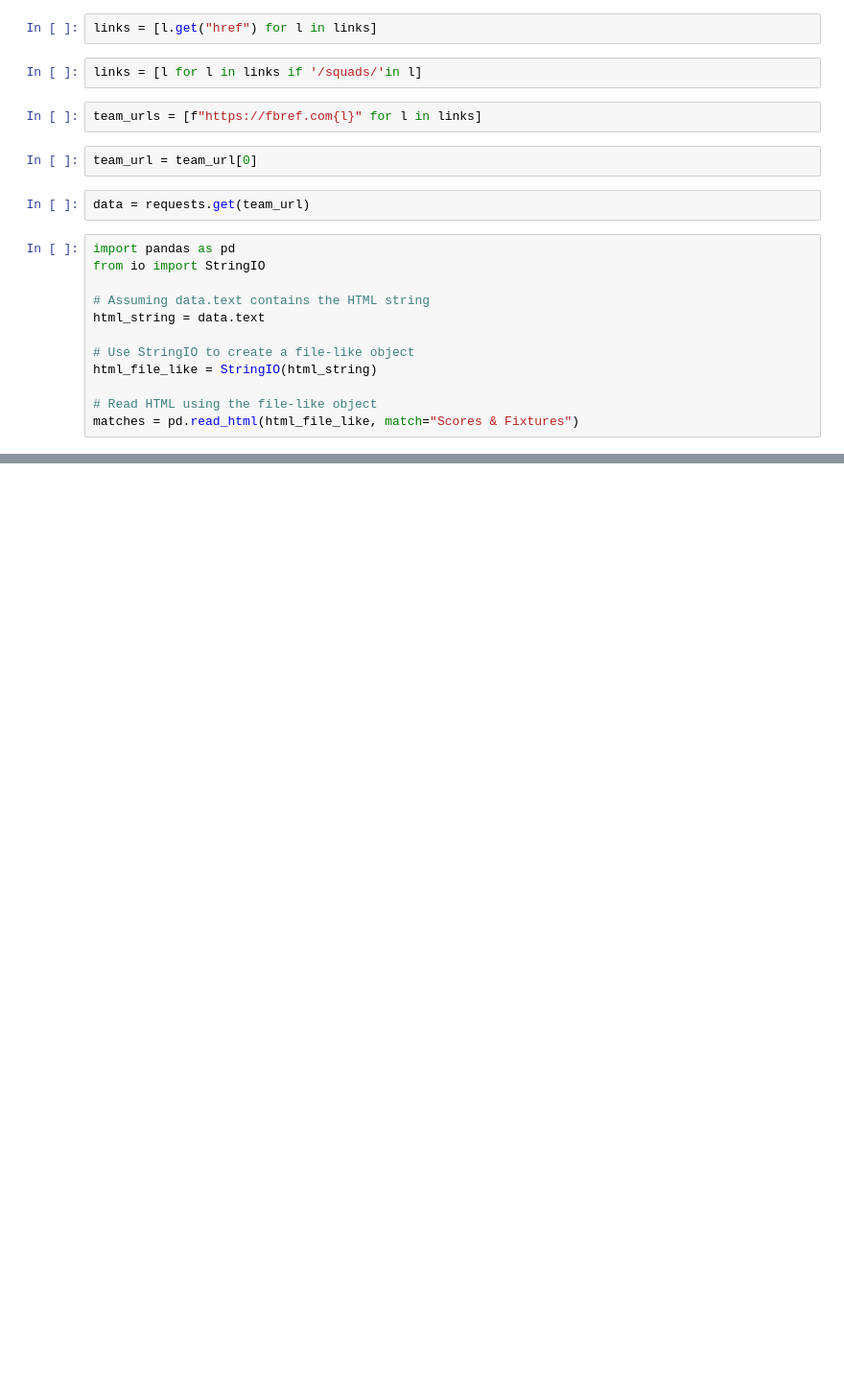
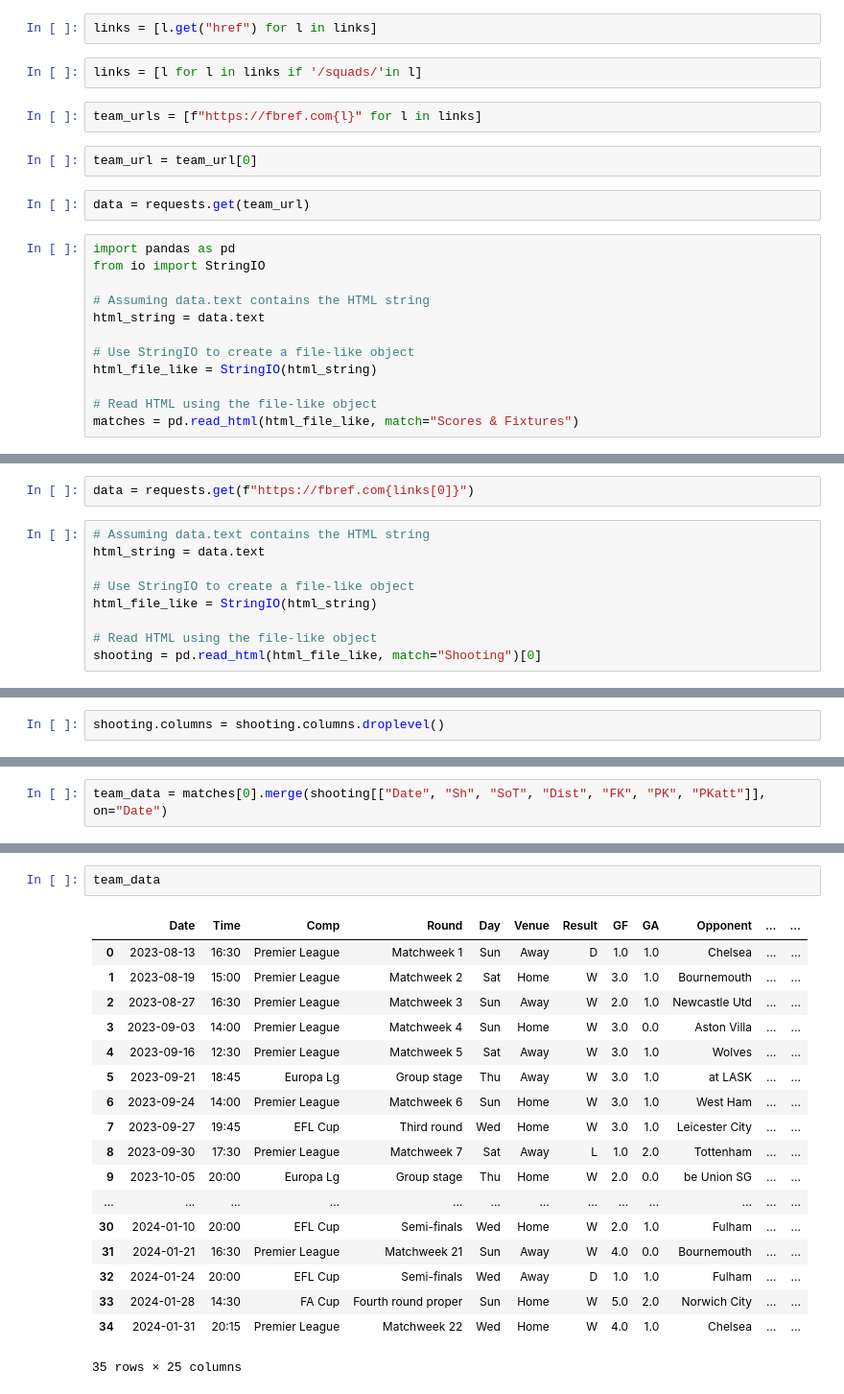
Before and after one commit to syedhamzasiff/epl-predictor, a Jupyter notebook: scraping/scraping.ipynb, the cells around one changed output, grey strips where cells are left out. Shown at 96% size. Drawn from its saved outputs; the diff is of its cells as text; blank space fills up the shorter version.

```diff
--- a/scraping/scraping.ipynb
+++ b/scraping/scraping.ipynb
@@ -36,0 +52,11 @@ matches = pd.read_html(html_file_like, match="Scores & Fixtures")
+# %%
+data = requests.get(f"https://fbref.com{links[0]}")
+# %%
+# Assuming data.text contains the HTML string
+html_string = data.text
+
+# Use StringIO to create a file-like object
+html_file_like = StringIO(html_string)
+
+# Read HTML using the file-like object
+shooting = pd.read_html(html_file_like, match="Shooting")[0]
@@ -36,0 +74,2 @@ matches = pd.read_html(html_file_like, match="Scores & Fixtures")
+# %%
+shooting.columns = shooting.columns.droplevel()
@@ -36,0 +95,2 @@ matches = pd.read_html(html_file_like, match="Scores & Fixtures")
+# %%
+team_data = matches[0].merge(shooting[["Date", "Sh", "SoT", "Dist", "FK", "PK", "PKatt"]], on="Date")
@@ -36,0 +107,21 @@ matches = pd.read_html(html_file_like, match="Scores & Fixtures")
+# %%
+team_data
+# %% [output]
+|  | Date | Time | Comp | Round | Day | Venue | Result | GF | GA | Opponent | ... | ... |
+| 0 | 2023-08-13 | 16:30 | Premier League | Matchweek 1 | Sun | Away | D | 1.0 | 1.0 | Chelsea | ... | ... |
+| 1 | 2023-08-19 | 15:00 | Premier League | Matchweek 2 | Sat | Home | W | 3.0 | 1.0 | Bournemouth | ... | ... |
+| 2 | 2023-08-27 | 16:30 | Premier League | Matchweek 3 | Sun | Away | W | 2.0 | 1.0 | Newcastle Utd | ... | ... |
+| 3 | 2023-09-03 | 14:00 | Premier League | Matchweek 4 | Sun | Home | W | 3.0 | 0.0 | Aston Villa | ... | ... |
+| 4 | 2023-09-16 | 12:30 | Premier League | Matchweek 5 | Sat | Away | W | 3.0 | 1.0 | Wolves | ... | ... |
+| 5 | 2023-09-21 | 18:45 | Europa Lg | Group stage | Thu | Away | W | 3.0 | 1.0 | at LASK | ... | ... |
+| 6 | 2023-09-24 | 14:00 | Premier League | Matchweek 6 | Sun | Home | W | 3.0 | 1.0 | West Ham | ... | ... |
+| 7 | 2023-09-27 | 19:45 | EFL Cup | Third round | Wed | Home | W | 3.0 | 1.0 | Leicester City | ... | ... |
+| 8 | 2023-09-30 | 17:30 | Premier League | Matchweek 7 | Sat | Away | L | 1.0 | 2.0 | Tottenham | ... | ... |
+| 9 | 2023-10-05 | 20:00 | Europa Lg | Group stage | Thu | Home | W | 2.0 | 0.0 | be Union SG | ... | ... |
+| ... | ... | ... | ... | ... | ... | ... | ... | ... | ... | ... | ... | ... |
+| 30 | 2024-01-10 | 20:00 | EFL Cup | Semi-finals | Wed | Home | W | 2.0 | 1.0 | Fulham | ... | ... |
+| 31 | 2024-01-21 | 16:30 | Premier League | Matchweek 21 | Sun | Away | W | 4.0 | 0.0 | Bournemouth | ... | ... |
+| 32 | 2024-01-24 | 20:00 | EFL Cup | Semi-finals | Wed | Away | D | 1.0 | 1.0 | Fulham | ... | ... |
+| 33 | 2024-01-28 | 14:30 | FA Cup | Fourth round proper | Sun | Home | W | 5.0 | 2.0 | Norwich City | ... | ... |
+| 34 | 2024-01-31 | 20:15 | Premier League | Matchweek 22 | Wed | Home | W | 4.0 | 1.0 | Chelsea | ... | ... |
+35 rows × 25 columns
```
Also changed, not shown: parts of 19 cells of this notebook.
